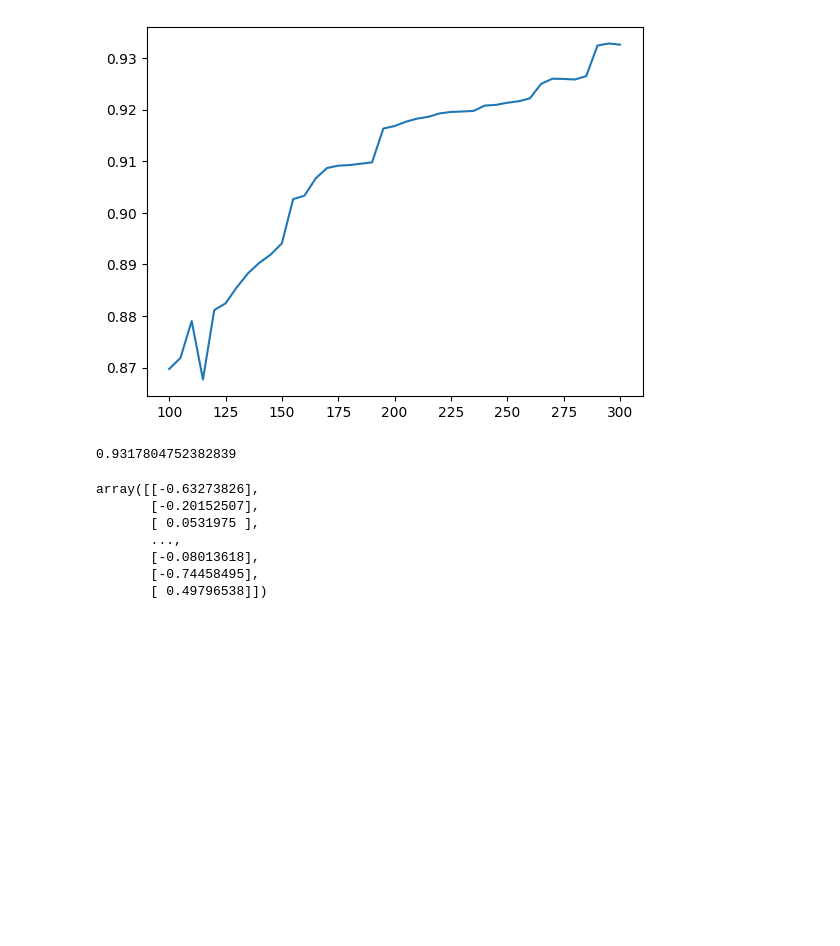
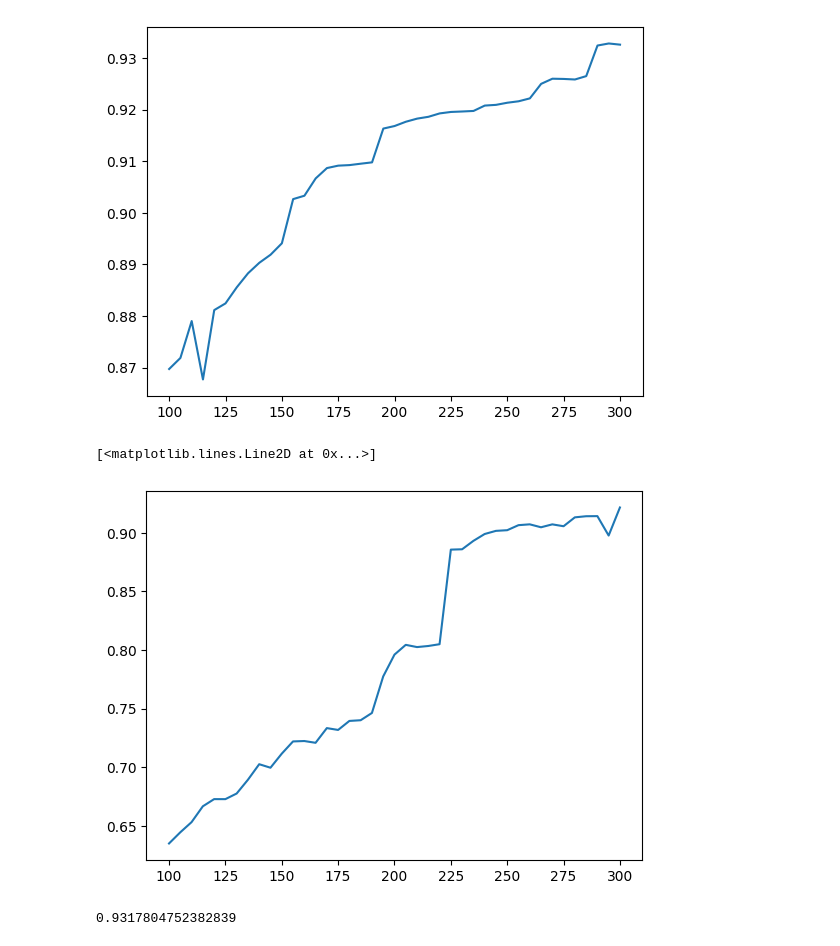
Before and after one commit to zhatz111/Kaggle-Competitions, a Jupyter notebook: House-Prices-Advanced-Regression/housing-prices-exploratory.ipynb, the cells around one changed output. Drawn from its saved outputs; the diff is of its cells as text; code cells hidden in the pictures; blank space fills up the shorter version.

```diff
--- a/House-Prices-Advanced-Regression/housing-prices-exploratory.ipynb
+++ b/House-Prices-Advanced-Regression/housing-prices-exploratory.ipynb
@@ -72,6 +69,6 @@ x_scaled.head()
 | 4 | 0.073375 | 0.633618 | 0.375148 | 1.374795 | -0.517200 | 0.951632 | 0.733308 | 1.364570 | ... |
 5 rows × 330 columns
 # %%
-feature_selector = SelectKBest(score_func=f_regression, k=100)
+feature_selector = SelectKBest(score_func=f_regression, k=290)
 x_new = feature_selector.fit_transform(x_scaled,y_scaled)
 # %% [markdown]
@@ -130,6 +109,22 @@ plt.plot(range(100,max_features,5),r2_list)
 # %% [output]
 [<matplotlib.lines.Line2D at 0x...>]
 [figure]
+# %%
+r2_list = []
+max_features = 301
+for i in range(100,max_features,5):
+    regressor = LinearRegression()
+    feature_selector = RFE(estimator=regressor, n_features_to_select=i,step=1)
+    x_new = feature_selector.fit_transform(x_scaled,y_scaled)
+    new_scaler = StandardScaler()
+    new_data = new_scaler.fit_transform(data.filter(items=feature_selector.get_feature_names_out()))
+    regressor.fit(X=new_data,y=y_scaled)
+    y_pred = regressor.predict(X=new_data)
+    r2_list.append(r2_score(y_scaled, y_pred))
+plt.plot(range(100,max_features,5),r2_list)
+# %% [output]
+[<matplotlib.lines.Line2D at 0x...>]
+[figure, added]
 # %%
 feature_selector = SelectKBest(score_func=f_regression, k=288)
 x_new = feature_selector.fit_transform(x_scaled,y_scaled)
@@ -141,16 +136,6 @@ y_pred = regressor.predict(X=new_data)
 r2_score(y_scaled, y_pred)
 # %% [output]
 0.9317804752382839
-# %%
-predicted.reshape(-1,1)
-# %% [output]
-array([[-0.63273826],
-       [-0.20152507],
-       [ 0.0531975 ],
-       ...,
-       [-0.08013618],
-       [-0.74458495],
-       [ 0.49796538]])
 # %%
 inclusion_columns = set(feature_selector.get_feature_names_out()) & set(test.columns)
 new_scaler = StandardScaler()
```
Also changed, not shown: parts of 5 cells of this notebook, 5 other files.
